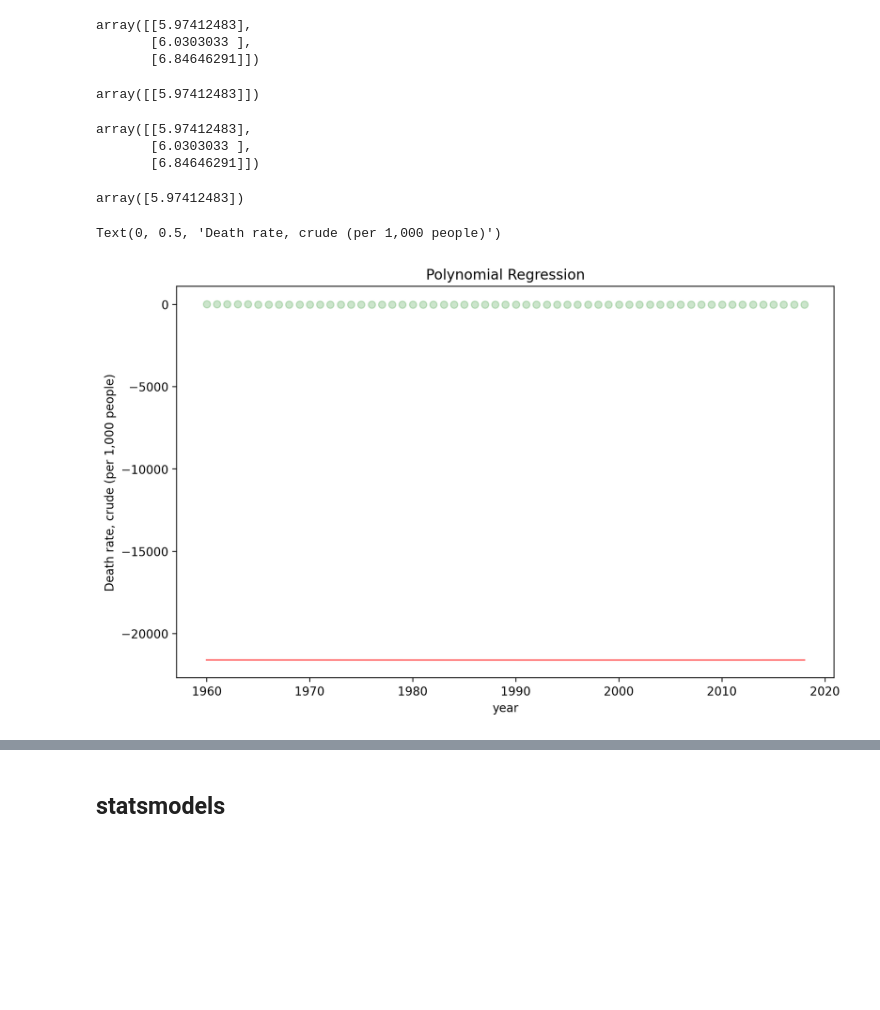
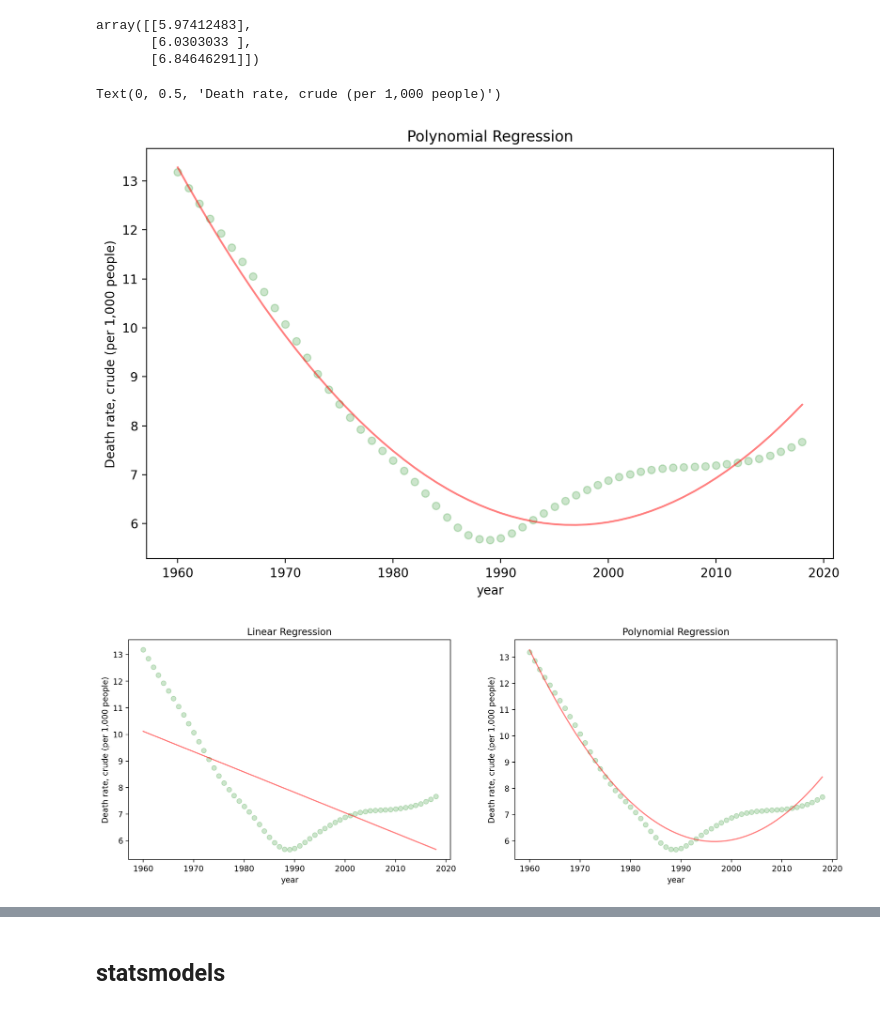
Before and after one commit to Saharuth/MachineLearning, a Jupyter notebook: polynomial_regression.ipynb, the cells around one changed output, grey strips where cells are left out. Cells and saved outputs as stored; diff of their text form; code cells hidden in the pictures; blank space fills up the shorter version.

```diff
--- a/polynomial_regression.ipynb
+++ b/polynomial_regression.ipynb
@@ -116,4 +108,4 @@ array([[7.81597278],
 y = c0 + c1 x^1 + c2 x^2 + c3 x^3 + ... + cn x^n
 # %%
 poly_reg = PolynomialFeatures(degree=2)
-poly_reg.fit_transform([[1990]]) # ex การ transform ข้อมูลให้อยู่ในรูปแบบสมการ polynomial
+poly_reg.fit_transform([[1960]]) # ex การ transform ข้อมูลให้อยู่ในรูปแบบสมการ polynomial
@@ -164,14 +137,8 @@ array([[5.97412483],
        [6.84646291]])
 # %%
 pm.predict(poly_reg.fit_transform([[1996]]))
-# %% [output]
-array([[5.97412483]])
 # %%
 pm.predict(poly_reg.fit_transform([[1996], [2000], [1984]]))
-# %% [output]
-array([[5.97412483],
-       [6.0303033 ],
-       [6.84646291]])
 # %%
 def prediction(intercept, coef, x):
   v = intercept
@@ -180,22 +147,22 @@ def prediction(intercept, coef, x):
   return v
 # %%
 prediction(pm.intercept_, pm.coef_[0], 1996)
-# %% [output]
-array([5.97412483])
 # %%
 fig = plt.figure(figsize=(10, 6))
 plt.scatter(X, y, color = 'green', alpha=.2)
-plt.plot(X, pm.predict(poly_reg.fit_transform(X)), color = 'red', alpha=.5)
+plt.plot(X, (pm.predict(poly_reg.fit_transform(X))), color = 'red', alpha=.5)
 plt.title('Polynomial Regression')
 plt.xlabel(x_col)
 plt.ylabel(y_col)
 # %% [output]
 Text(0, 0.5, 'Death rate, crude (per 1,000 people)')
-[figure, old version]
+[figure, new version]
 # %%
 fig = plt.figure(figsize=(8 * 2, 5))
-d={'Linear Regression': lm.predict(X),
-   'Polynomial Regression': pm.predict(poly.fit_transform(X))}
+d = {
+    'Linear Regression': lm.predict(X),
+    'Polynomial Regression': pm.predict(poly_reg.fit_transform(X))
+    }
 i=1
 for title, y_pred in d.items():
     fig.add_subplot(1, 2, i)
@@ -205,6 +172,8 @@ for title, y_pred in d.items():
     plt.xlabel(x_col)
     plt.ylabel(y_col)
     i += 1
+# %% [output]
+[figure, added]
 # %%
 def plots(degree_ranges=range(2, 8)):
     import math
```
Also changed, not shown: parts of 22 cells of this notebook.
